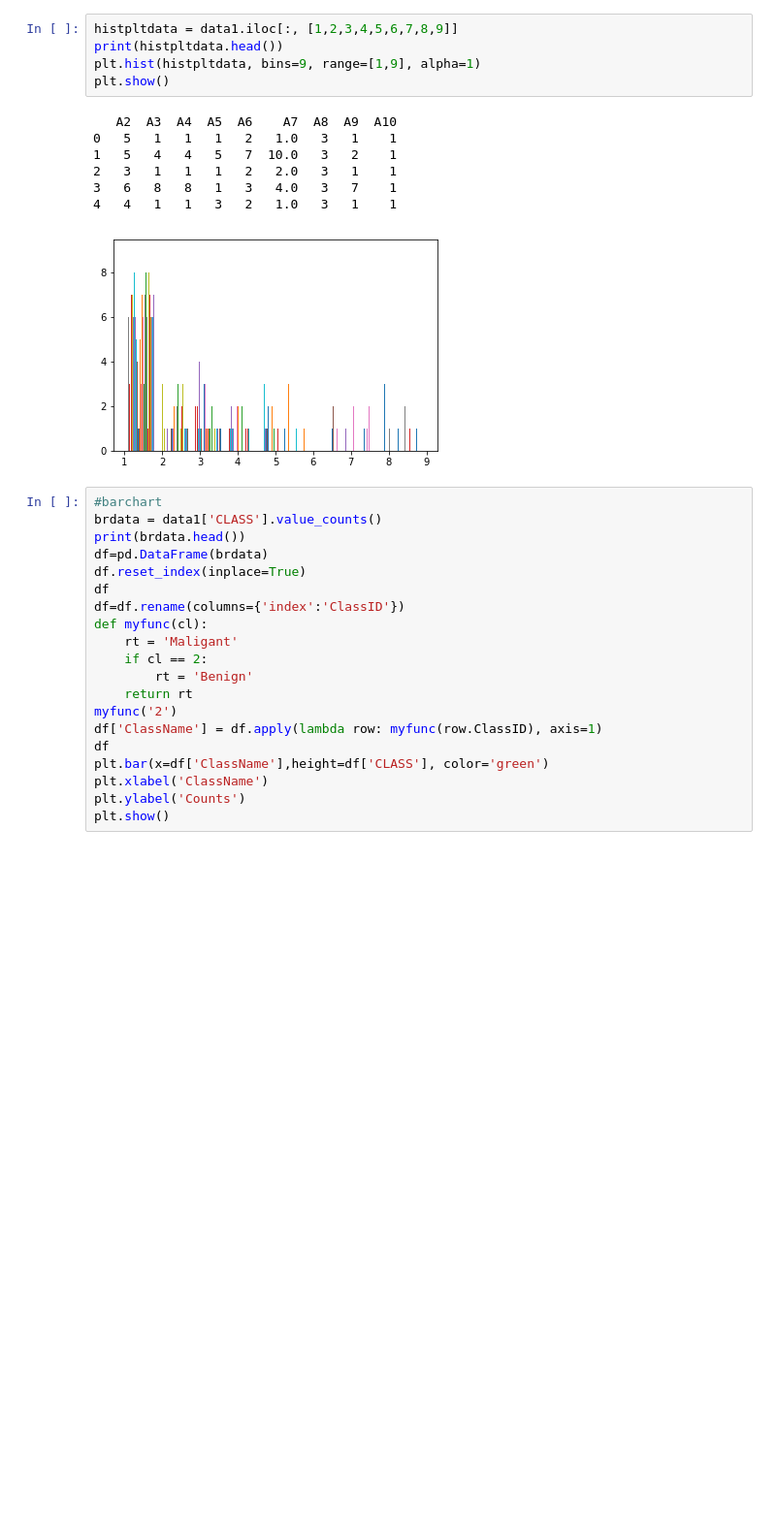
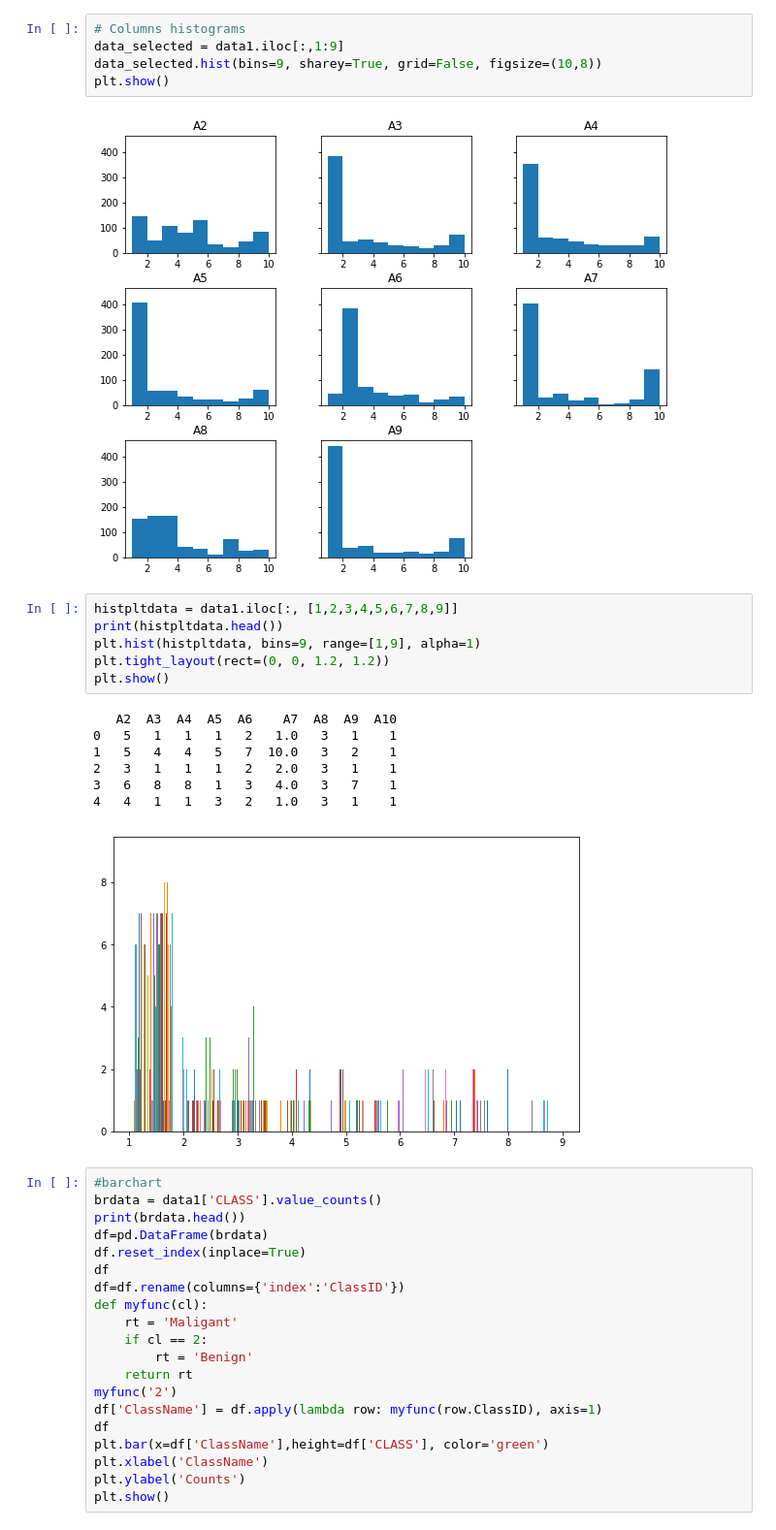
Before and after one commit to brlockwood/IU-Python-G19, a Jupyter notebook: Code/FinalProject.ipynb, the cells around one changed output. Shown: that part at 97% size. Cells and saved outputs as stored; diff of their text form; blank space fills up the shorter version.

```diff
--- a/Code/FinalProject.ipynb
+++ b/Code/FinalProject.ipynb
@@ -43,7 +68,15 @@ plt.show()
+# %%
+# Columns histograms
+data_selected = data1.iloc[:,1:9]
+data_selected.hist(bins=9, sharey=True, grid=False, figsize=(10,8))
+plt.show()
+# %% [output]
+[figure, added]
 # %%
 histpltdata = data1.iloc[:, [1,2,3,4,5,6,7,8,9]]
 print(histpltdata.head())
 plt.hist(histpltdata, bins=9, range=[1,9], alpha=1)
+plt.tight_layout(rect=(0, 0, 1.2, 1.2))
 plt.show()
 # %% [output]
    A2  A3  A4  A5  A6    A7  A8  A9  A10
@@ -52,7 +85,7 @@ plt.show()
 2   3   1   1   1   2   2.0   3   1    1
 3   6   8   8   1   3   4.0   3   7    1
 4   4   1   1   3   2   1.0   3   1    1
-[figure, old version]
+[figure, new version]
 # %%
 #barchart
 brdata = data1['CLASS'].value_counts()
```
Also changed, not shown: parts of 11 cells of this notebook.
